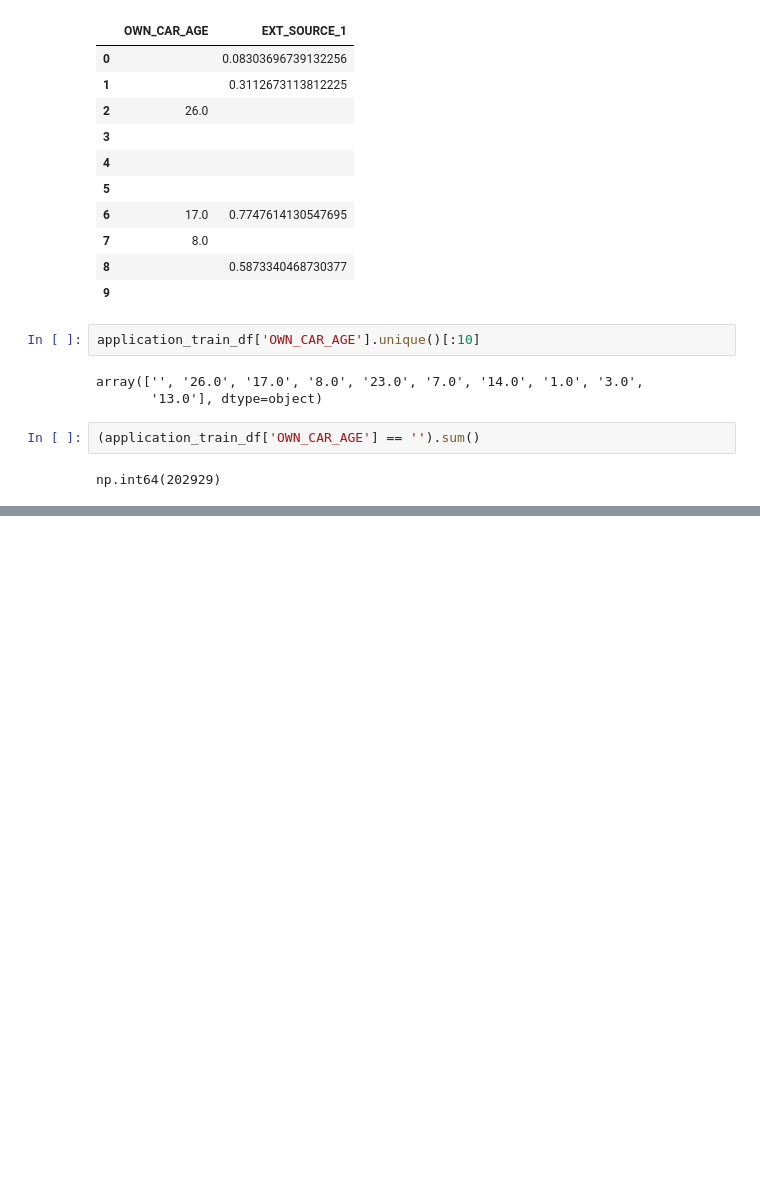
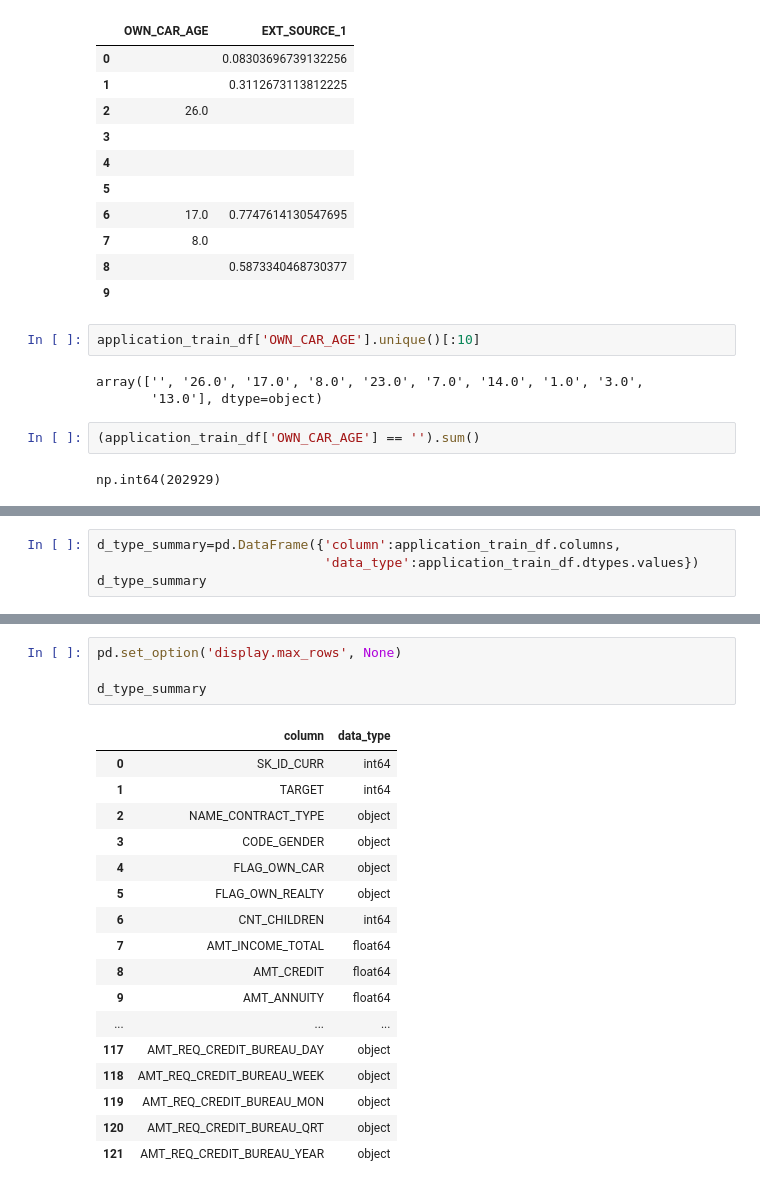
Before and after one commit to Roxy099/data_science_project, a Jupyter notebook: notebooks/01_data_understanding.ipynb, the cells around one changed output, grey strips where cells are left out. Drawn from its saved outputs; the diff is of its cells as text; blank space fills up the shorter version.

Commit message:
perform data quality assesment on application_train_csv

```diff
--- a/notebooks/01_data_understanding.ipynb
+++ b/notebooks/01_data_understanding.ipynb
@@ -108,0 +327,4 @@ np.int64(202929)
+# %%
+d_type_summary=pd.DataFrame({'column':application_train_df.columns,
+                             'data_type':application_train_df.dtypes.values})
+d_type_summary
@@ -108,0 +345,22 @@ np.int64(202929)
+# %%
+pd.set_option('display.max_rows', None)
+
+d_type_summary
+# %% [output]
+|  | column | data_type |
+| 0 | SK_ID_CURR | int64 |
+| 1 | TARGET | int64 |
+| 2 | NAME_CONTRACT_TYPE | object |
+| 3 | CODE_GENDER | object |
+| 4 | FLAG_OWN_CAR | object |
+| 5 | FLAG_OWN_REALTY | object |
+| 6 | CNT_CHILDREN | int64 |
+| 7 | AMT_INCOME_TOTAL | float64 |
+| 8 | AMT_CREDIT | float64 |
+| 9 | AMT_ANNUITY | float64 |
+| ... | ... | ... |
+| 117 | AMT_REQ_CREDIT_BUREAU_DAY | object |
+| 118 | AMT_REQ_CREDIT_BUREAU_WEEK | object |
+| 119 | AMT_REQ_CREDIT_BUREAU_MON | object |
+| 120 | AMT_REQ_CREDIT_BUREAU_QRT | object |
+| 121 | AMT_REQ_CREDIT_BUREAU_YEAR | object |
```
Also changed, not shown: parts of 50 cells of this notebook, 1 other file.
